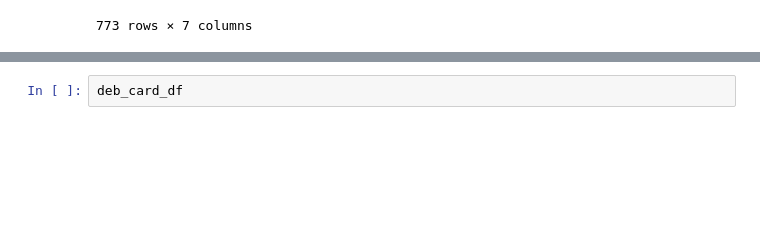
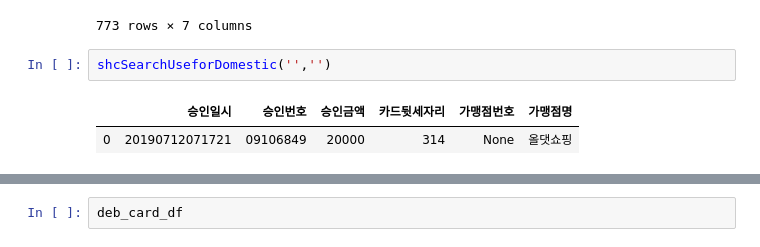
Before and after one commit to thjeong/hack2019, a Jupyter notebook: Untitled.ipynb, the cells around one changed output, grey strips where cells are left out. Saved outputs shown, nothing was run; the diff lists cells and outputs as text; blank space fills up the shorter version.

```diff
--- a/Untitled.ipynb
+++ b/Untitled.ipynb
@@ -329,3 +329,8 @@ crd_card_df
 | 771 | 20190428000000000771 | 00000771 | 35000 | 773 | 0000000771 | 만족오향족발 | 신용 |
 | 772 | 20190429000000000772 | 00000772 | 40000 | 773 | 0000000772 | 알촌한양대점 | 신용 |
 773 rows × 7 columns
+# %%
+shcSearchUseforDomestic('','')
+# %% [output]
+|  | 승인일시 | 승인번호 | 승인금액 | 카드뒷세자리 | 가맹점번호 | 가맹점명 |
+| 0 | 20190712071721 | 09106849 | 20000 | 314 | None | 올댓쇼핑 |
```
Also changed, not shown: parts of 4 cells of this notebook, 3 other files.
